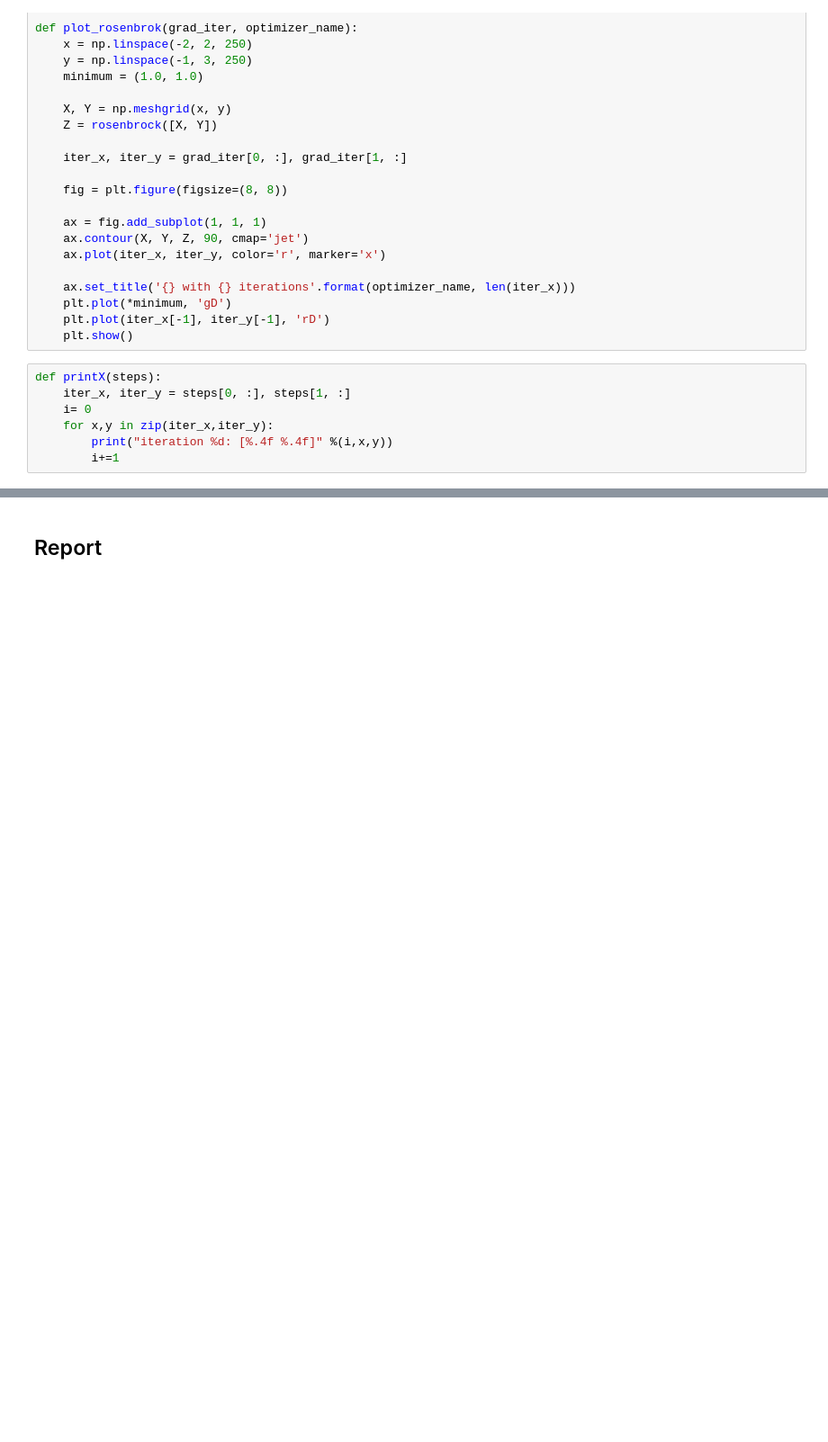
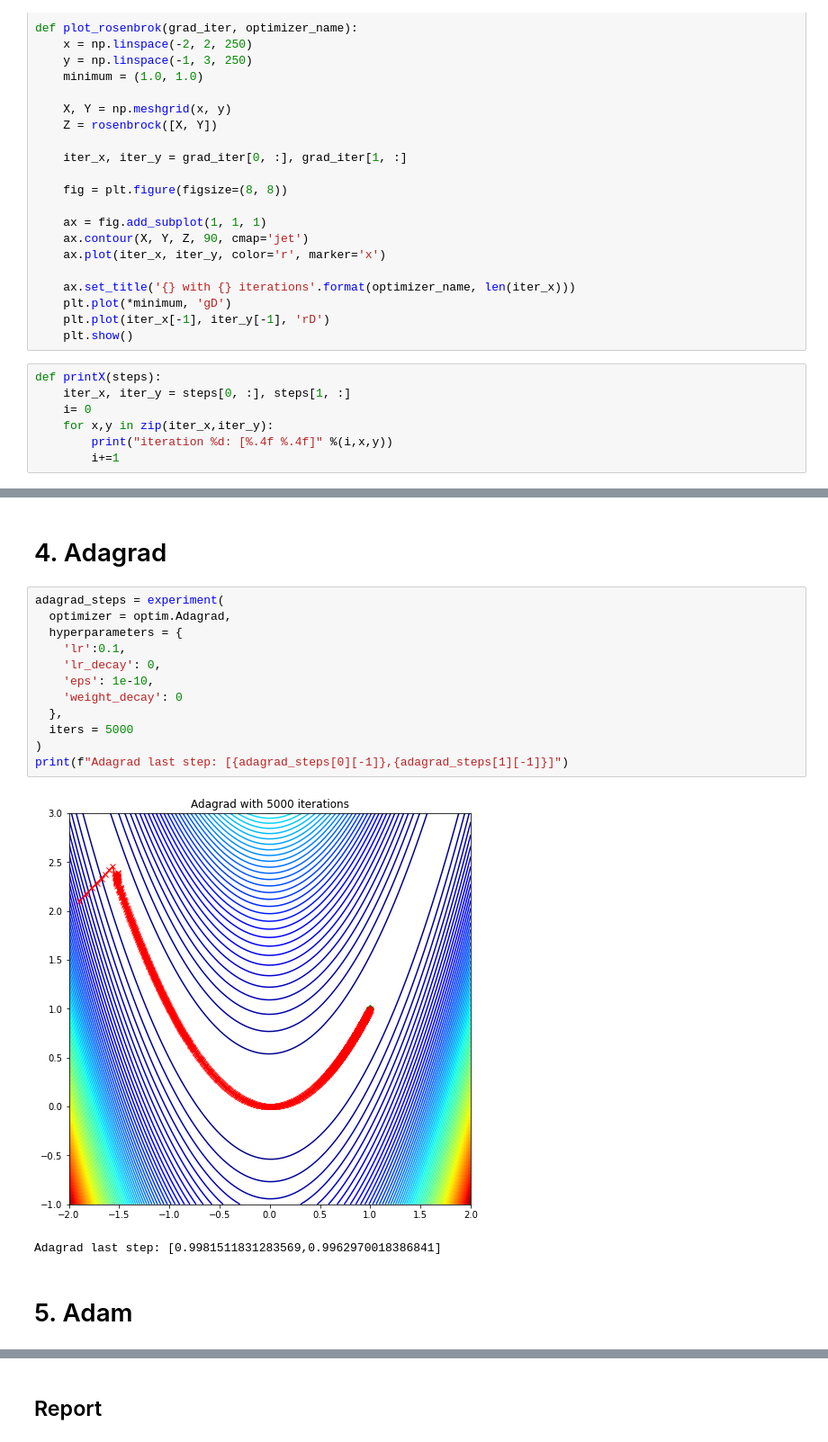
Before and after one commit to bsraya/nthu-numerical-optimization, a Jupyter notebook: hw2.ipynb, the cells around one changed output, grey strips where cells are left out. Shown at 90% size. Drawn from its saved outputs; the diff is of its cells as text; blank space fills up the shorter version.

```diff
--- a/hw2.ipynb
+++ b/hw2.ipynb
@@ -91,0 +133,19 @@ experiment(optimizer = optim.ASGD, hyperparameters = {'lr':0.0125}, iters = 2000
+# %% [markdown]
+# 4. Adagrad
+# %%
+adagrad_steps = experiment(
+  optimizer = optim.Adagrad,
+  hyperparameters = {
+    'lr':0.1,
+    'lr_decay': 0,
+    'eps': 1e-10,
+    'weight_decay': 0
+  },
+  iters = 5000
+)
+print(f"Adagrad last step: [{adagrad_steps[0][-1]},{adagrad_steps[1][-1]}]")
+# %% [output]
+[figure, added]
+Adagrad last step: [0.9981511831283569,0.9962970018386841]
+# %% [markdown]
+# 5. Adam
```
Also changed, not shown: parts of 24 cells of this notebook, 3 other files.
